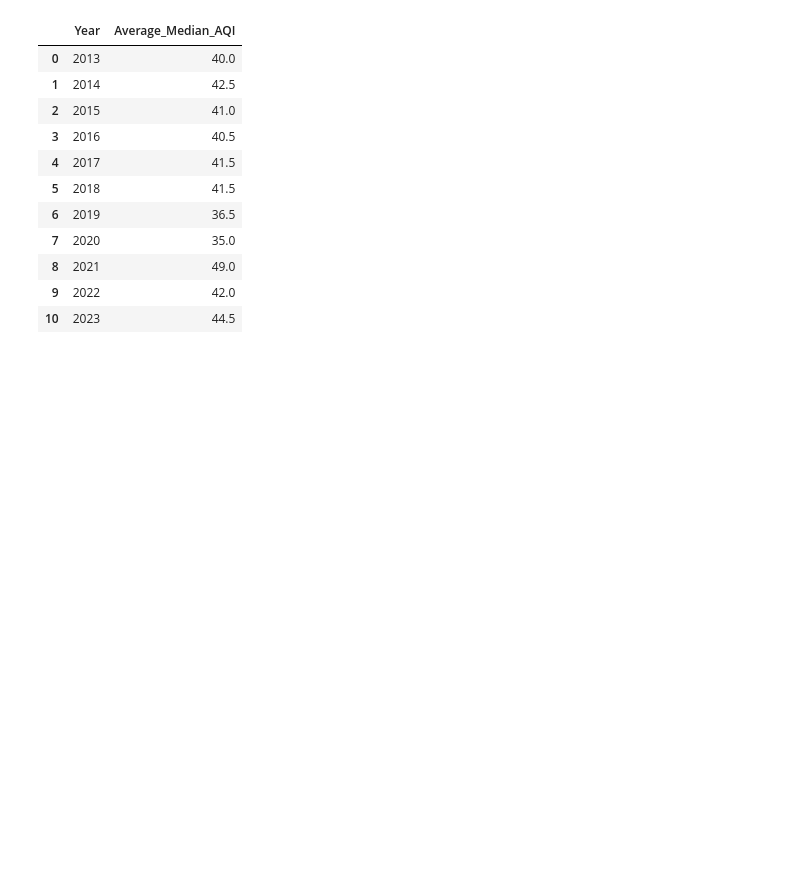
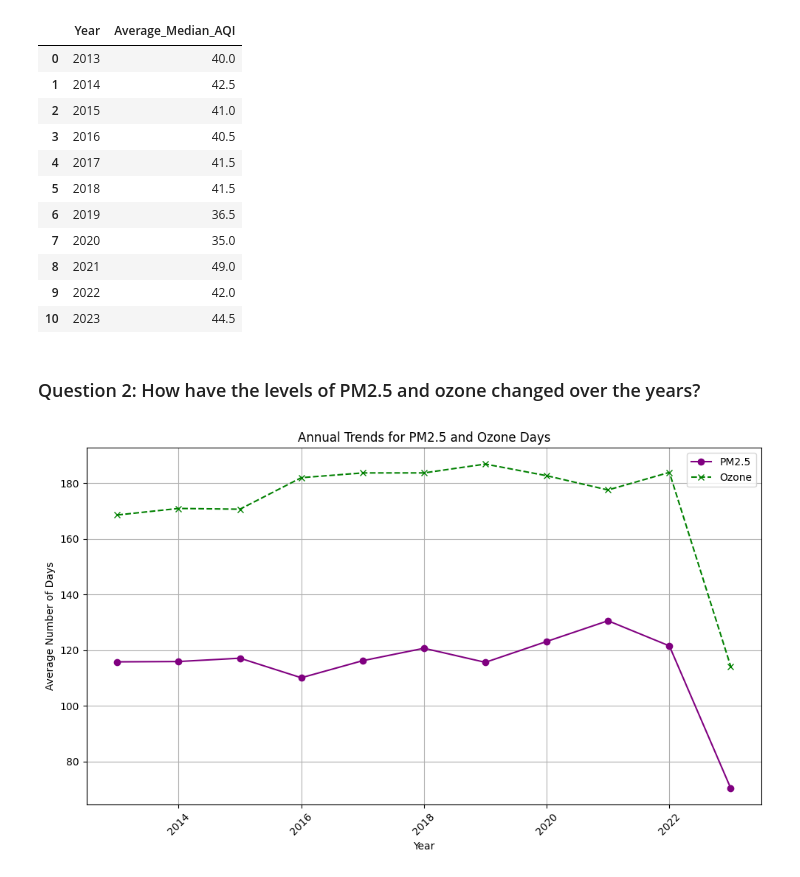
Before and after one commit to HieuVuong001/AQI_analysis, a Jupyter notebook: ProjectCode_CMPE255.ipynb, the cells around one changed output. Cells and saved outputs as stored; diff of their text form; code cells hidden in the pictures; blank space fills up the shorter version.

```diff
--- a/ProjectCode_CMPE255.ipynb
+++ b/ProjectCode_CMPE255.ipynb
@@ -391,3 +444,31 @@ df_q2.head(100)
 | 8 | 2021 | 49.0 |
 | 9 | 2022 | 42.0 |
 | 10 | 2023 | 44.5 |
+# %% [markdown]
+### Question 2: How have the levels of PM2.5 and ozone changed over the years?
+# %%
+# Calculate the average number of days per year that PM2.5 and ozone were the predominant pollutants across all locations
+# Aggregate the data
+annual_trends = annual_aqi_by_county_df.groupby('Year').agg({
+    'Days_PM2_5': 'mean',
+    'Days Ozone': 'mean'
+}).reset_index()
+
+plt.figure(figsize=(10, 6))
+
+# Plot PM2.5 trends
+plt.plot(annual_trends['Year'], annual_trends['Days_PM2_5'], label='PM2.5', marker='o', linestyle='-', color='purple')
+
+# Plot Ozone trends
+plt.plot(annual_trends['Year'], annual_trends['Days Ozone'], label='Ozone', marker='x', linestyle='--', color='green')
+
+plt.title('Annual Trends for PM2.5 and Ozone Days')
+plt.xlabel('Year')
+plt.ylabel('Average Number of Days')
+plt.legend()
+plt.grid(True)
+plt.xticks(rotation=45)
+plt.tight_layout()
+plt.show()
+# %% [output]
+[figure, added]
```
Also changed, not shown: parts of 18 cells of this notebook.
